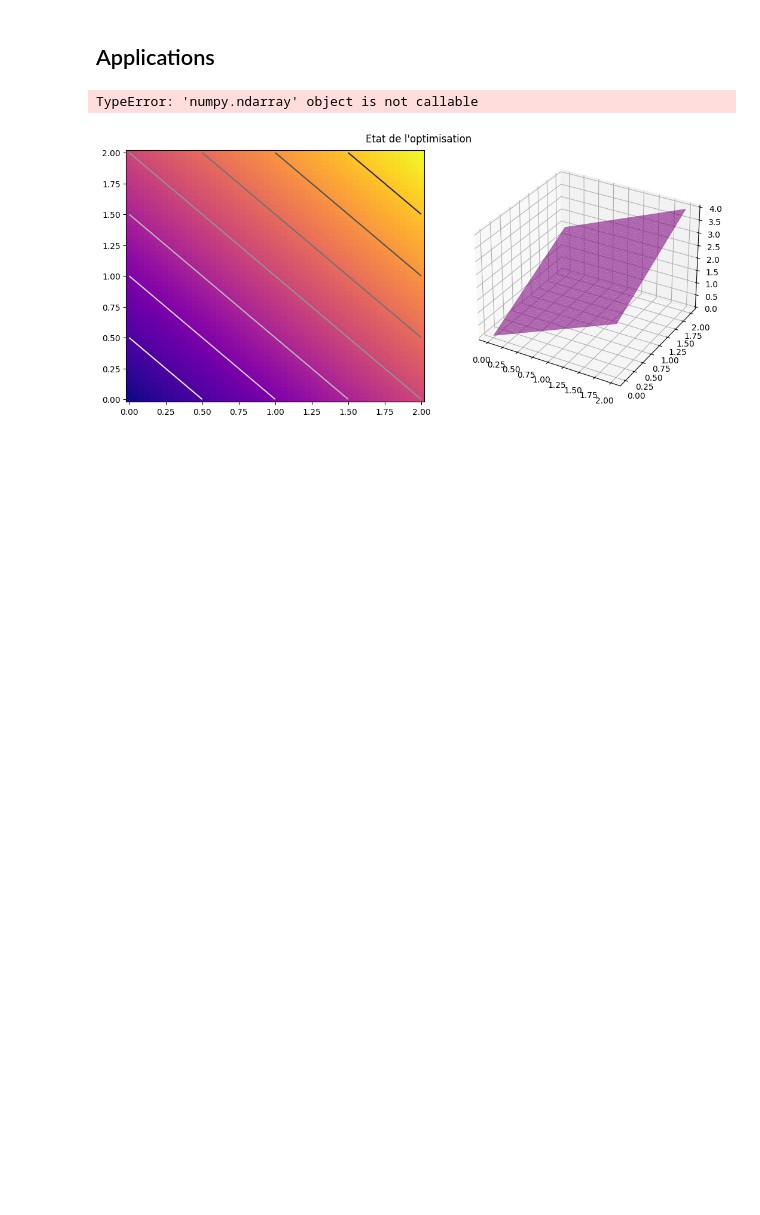
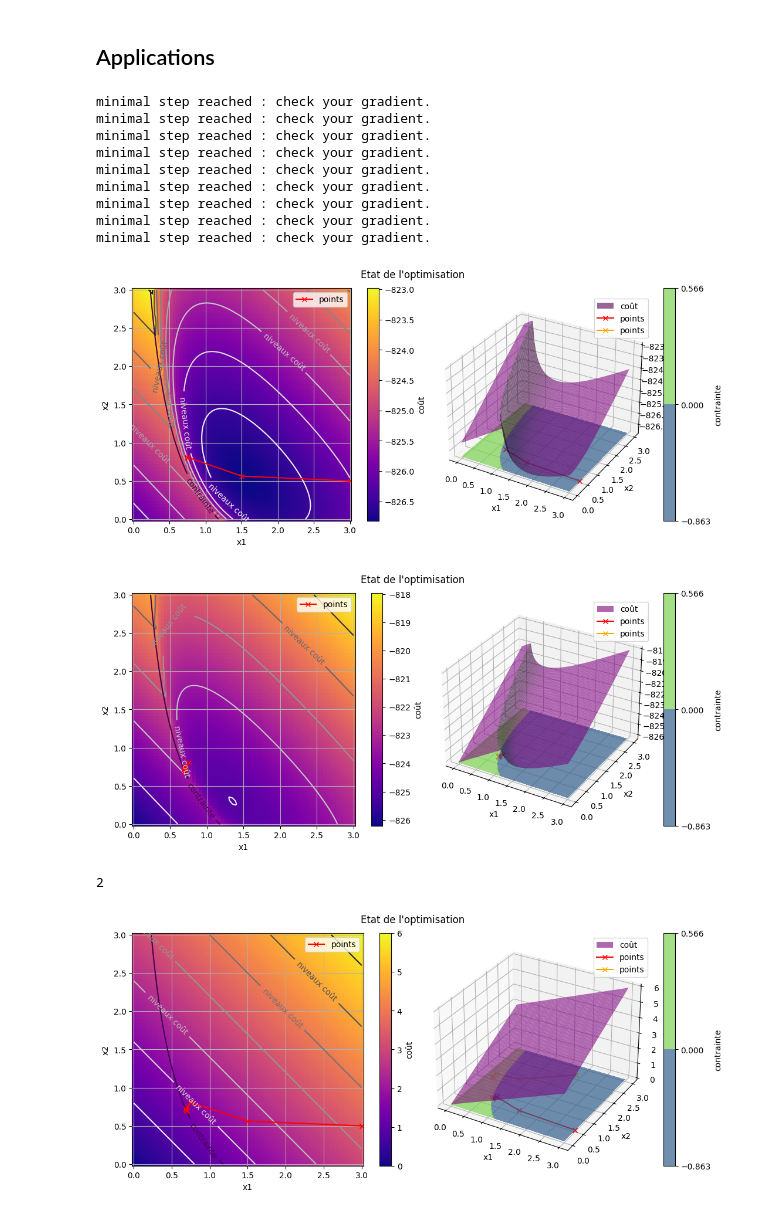
Before and after one commit to lattes314/Jupyter, a Jupyter notebook: optimManon.ipynb, the cells around one changed output. Cells and saved outputs as stored; diff of their text form; code cells hidden in the pictures; blank space fills up the shorter version.

Commit message:
Ajouts multiples : pas optimal, corrections, etc

```diff
--- a/optimManon.ipynb
+++ b/optimManon.ipynb
@@ -156,4 +158,5 @@ def h(points: VectorArray) -> ScalarArray:
     listeA = A(points)
     if not(type(listeA) is list):
         listeA = [listeA]
-    return -1*np.array([np.max(np.linalg.eig(matA)[0].real) for matA in listeA])
+        print(listeA)
+    return np.array([np.max(np.linalg.eig(matA)[0].real) for matA in listeA])
@@ -317,13 +273,13 @@ def newton(gradient: Callable[[Vector], Vector],
 # %% [markdown]
 #### Test rapide Newton
 # %%
-f_test2 = lambda points: (points[0,:]-1)**2+ (points[1,:]-1)**2 + points[0,:]
-gradient = lambda x: 2*np.array([[x[0,0]-0.5],[x[1,0]-1]])
-hess = lambda x: np.array([[2,0],[0,2]])
+f_test2 = lambda points: (points[0,:]-1)**4+ (points[1,:]-1)**2 + points[0,:] +100
+gradient_test2 = lambda x: np.array([[4*(x[0,0]-1)**3+1],[2*(x[1,0]-1)]])
+hess_test2 = lambda x: np.array([[12*(x[0,0]-1)**2,0],[0,2]])
 
 Xdomain = np.linspace(0,2)
 X,Y = np.meshgrid(Xdomain,Xdomain)
-points, error, nbxIter = newton(gradient, hess, np.array([[1.9],[1.9]]), 1e-5, 20)
+points, error, nbxIter = newton(gradient_test2, hess_test2, np.array([[1.9],[1.6]]), 1e-5, 50, f_test2)
 
 comparaison3DPlot(f_test2,[X,Y],points=points)
 # %% [output]
@@ -331,10 +287,19 @@ comparaison3DPlot(f_test2,[X,Y],points=points)
 # %% [markdown]
 ### Points intérieurs
+# %%
+def modified_f(t,x,function,constrain,plot=False):
+    if plot:
+        valH = np.where(-h(x) < 2e-2, 2e-2, -constrain(x))
+        valX = np.where(x < 2e-2, 2e-2, x)
+    else:
+        valH = -constrain(x)
+        valX = x
+    return t*function(x)-np.log(valH)-np.sum(np.log(valX))
 # %%
 def interiorPoint(gradient: Callable[[Vector, float], Vector],
                   hess: Callable[[Vector, float], Matrix],
                   x0: Vector, tolerance: float, maxIter: int,
-                  t0: float, eps: float, mu: float) -> (VectorArray, float, int):
+                  t0: float, eps: float, mu: float, function, constrain) -> (VectorArray, float, int):
     """Methodes des points intérieurs."""
     # Initialisation
     points = x0.copy()
@@ -342,11 +307,19 @@ def interiorPoint(gradient: Callable[[Vector, float], Vector],
     nbxIter = 0
     t = t0
 
+    Xdomain = np.linspace(0,3,70)
+    X,Y = np.meshgrid(Xdomain,Xdomain)
     # Boucle
     while 1/t>eps and nbxIter <= maxIter:
-        pointsNewton, errorNewton, nbxIterNewton = newton(lambda x: gradient(x,t), lambda x: hess(x,t), x, tolerance, maxIter)
+        modified_gradient = lambda x: gradient(x,t)
+        modified_hess = lambda x: hess(x,t)
+        updated_f = lambda x: modified_f(t,x,function,constrain)
+
+        pointsNewton, errorNewton, nbxIterNewton = newton(modified_gradient, modified_hess, x, tolerance, maxIter,function,constrain)
         error = errorNewton
         points = np.concatenate((points, pointsNewton.copy()), axis=1)
+
+        comparaison3DPlot(lambda x: modified_f(t,x,function,constrain,True), [X,Y],h, pointsNewton)
 
         t = mu*t
         x[:,0] = pointsNewton[:,-1]
@@ -383,11 +356,23 @@ comparaison3DPlot(f_test2,[X,Y],h_test2, points)
 # %% [markdown]
 ## Applications
 # %%
-Xdomain = np.linspace(0,2)
+Xdomain = np.linspace(0,3,70)
 X,Y = np.meshgrid(Xdomain,Xdomain)
-points, error, nbxIter = interiorPoint(gradient, hess, np.array([[1.9],[1.9]]), 1e-5, 20, 1, 1e-6, 1.7)
+points, error, nbxIter = interiorPoint(gradientOptim, hessOptim, np.array([[3],[0.5]]), 1e-6, 10, 1, 0.4, 2,f,h)
+print(nbxIter)
 
 comparaison3DPlot(f,[X,Y],h, points)
 # %% [output]
-TypeError: 'numpy.ndarray' object is not callable
+minimal step reached : check your gradient.
+minimal step reached : check your gradient.
+minimal step reached : check your gradient.
+minimal step reached : check your gradient.
+minimal step reached : check your gradient.
+minimal step reached : check your gradient.
+minimal step reached : check your gradient.
+minimal step reached : check your gradient.
+minimal step reached : check your gradient.
-[figure, old version]
+[figure, new version]
+[figure, added]
+2
+[figure, added]
```
Also changed, not shown: parts of 15 cells of this notebook.
